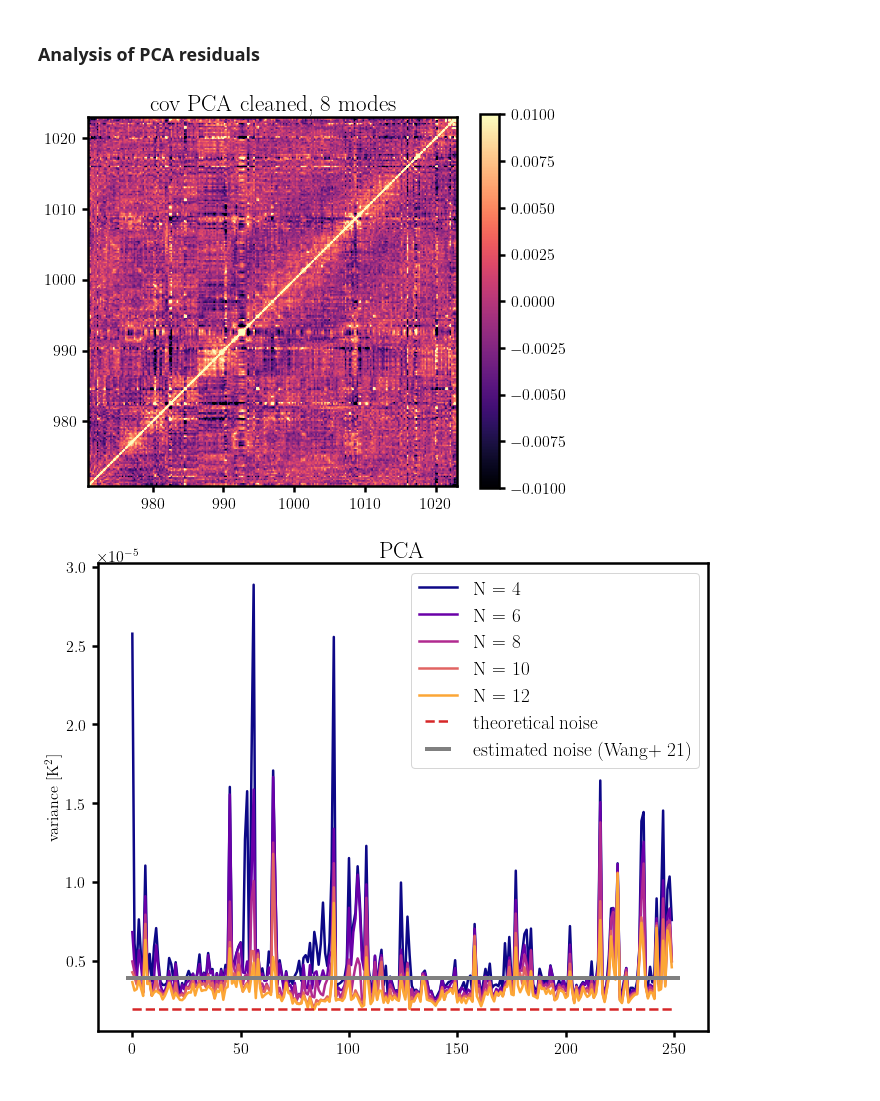
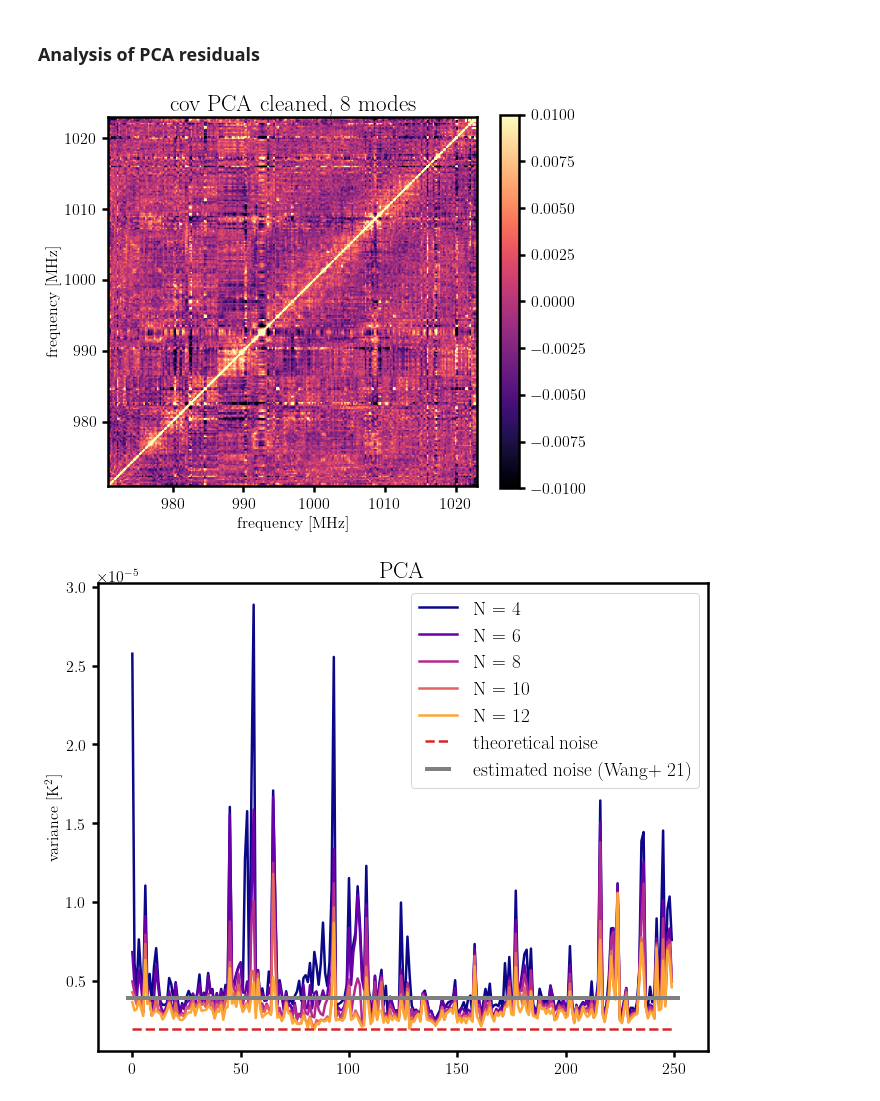
Before and after one commit to graciemcgill/ForegroundCleaningWithPCA, a Jupyter notebook: PCA_FOR_MEERKAT_DATA.ipynb, the cells around one changed output. Saved outputs shown, nothing was run; the diff lists cells and outputs as text; code cells hidden in the pictures.

```diff
--- a/PCA_FOR_MEERKAT_DATA.ipynb
+++ b/PCA_FOR_MEERKAT_DATA.ipynb
@@ -256,24 +256,27 @@ for ax,nn in zip(axes.flat,N_chosen):
 # %%
 N_chosen = 8
 
 fig, axes = plt.subplots(1, 1, figsize=(8,8))
 norm = mcolors.TwoSlopeNorm(vmin = -0.01,vmax = 0.01,vcenter=0)
 
 #apply PCA
 fg_tmp = PCA.fg_est(dTsky,N_chosen)
 res_tmp = PCA.clean(Tsky_shaped,fg_tmp)
 res_tmp = PCA.shaping(res_tmp)
 
 dims = res_tmp.shape
 dres_tmp = np.reshape(res_tmp,(dims[0],dims[1]*dims[2])) #reshape
 cov_pca =  np.cov(dres_tmp)
 cov_pca /= np.linalg.norm(cov_pca)
 
 im = axes.imshow(cov_pca,origin='lower',extent=v_extent,norm=norm)
 plt.colorbar(im,shrink= 0.8);
 axes.set(title=f'cov PCA cleaned, {N_chosen} modes ');
+axes.set(xlabel='frequency [MHz]',ylabel='frequency [MHz]')
+
+#fig.savefig('plots/meerkat-cov.png')
 # %% [output]
-[figure, old version]
+[figure, new version]
 # %%
 Nlist = np.arange(4,14)[::2]
 
```
Also changed, not shown: parts of 1 cell of this notebook, 3 other files.
